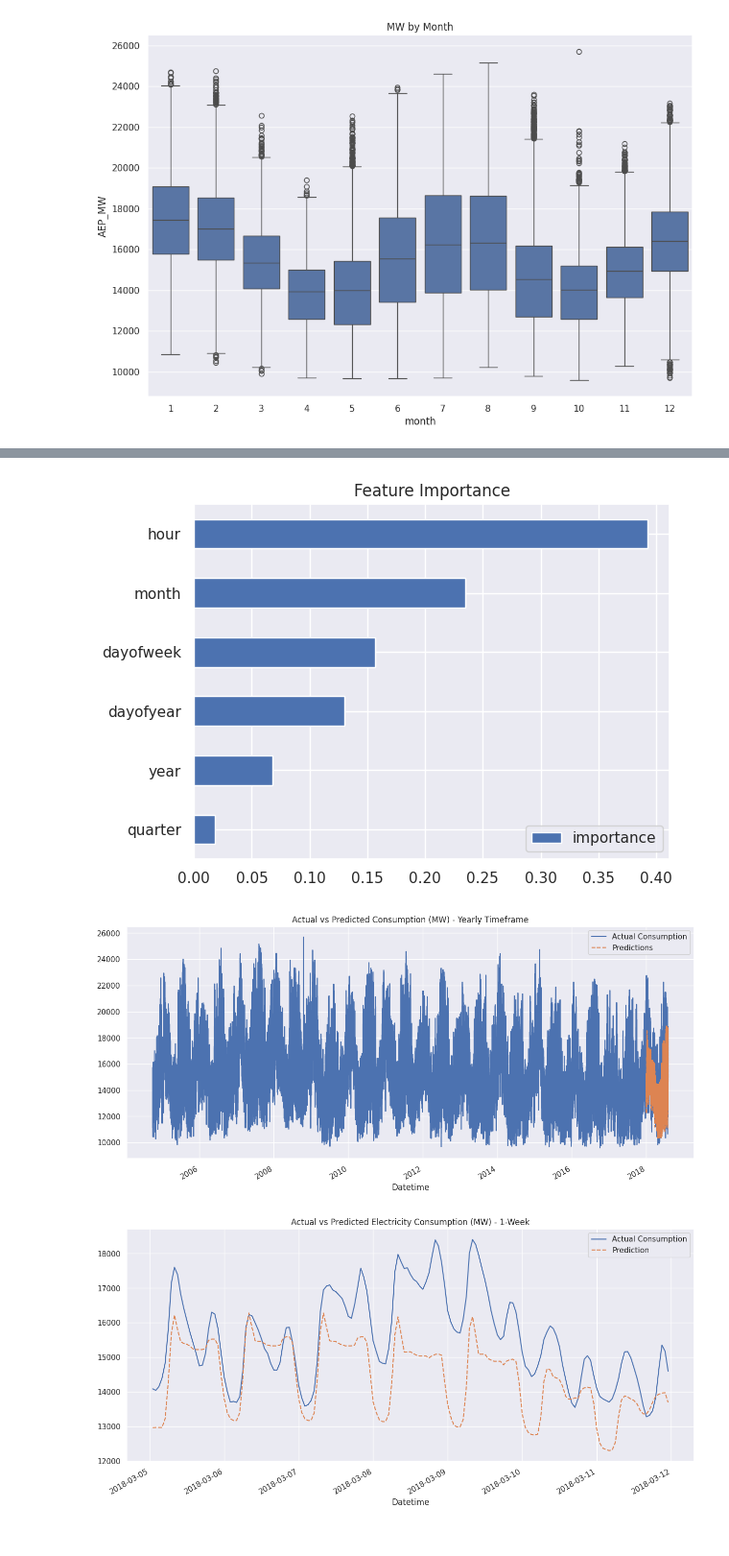
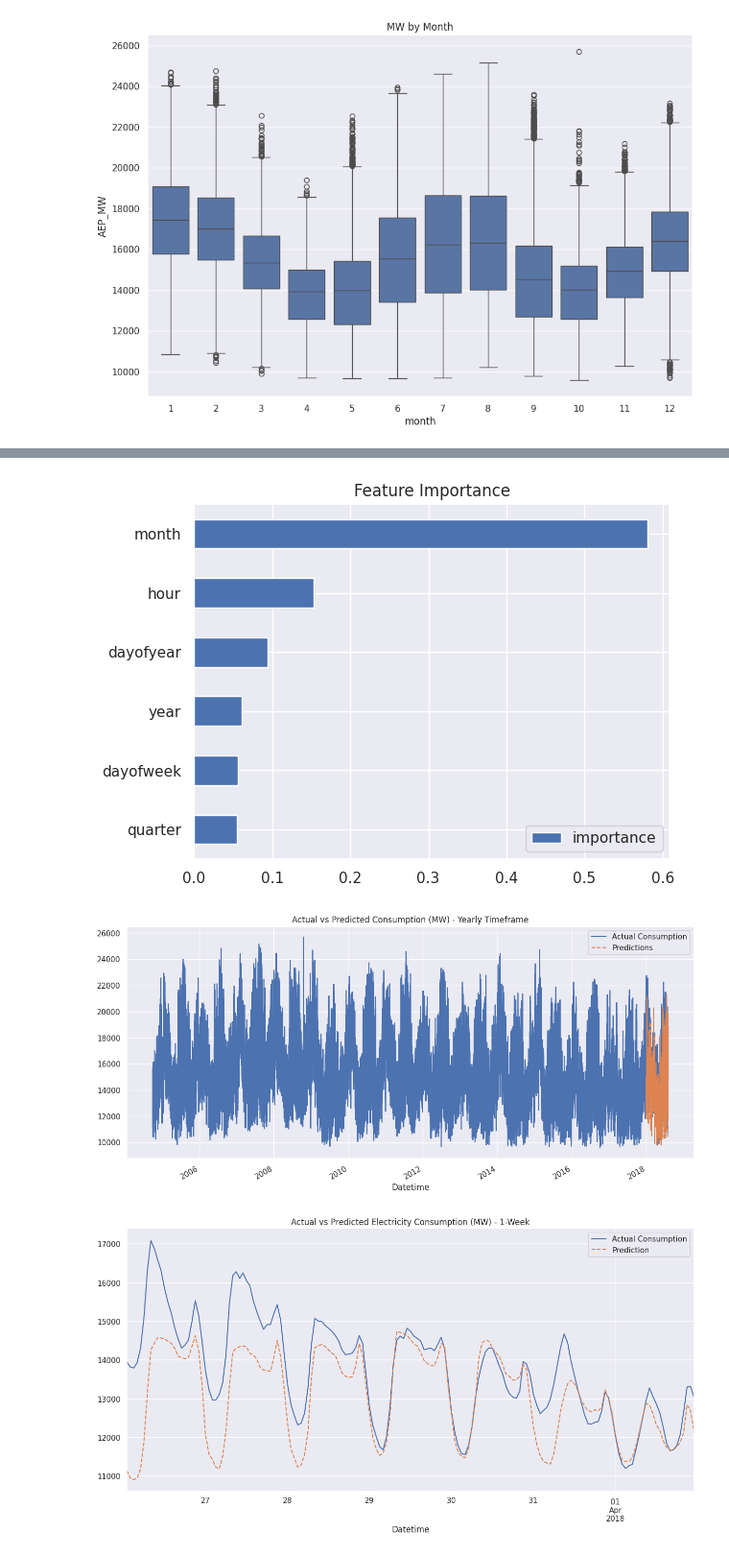
Before and after one commit to tahabinzafar/Electricity-Demand-Prediction, a Jupyter notebook: Predicting_Electricity_Demand.ipynb, the cells around one changed output, grey strips where cells are left out. Shown at 96% size. Cells and saved outputs as stored; diff of their text form; code cells hidden in the pictures.

```diff
--- a/Predicting_Electricity_Demand.ipynb
+++ b/Predicting_Electricity_Demand.ipynb
@@ -94,9 +94,9 @@ y_test = test[TARGET]
 # %%
 reg = xg.XGBRegressor(base_score=0.5, booster='gbtree',
                        n_estimators=1000,
-                       early_stopping_rounds=60,
+                       early_stopping_rounds=50,
                        objective='reg:linear',
-                       max_depth=6,
+                       max_depth=20,
                        learning_rate=0.01)
 reg.fit(X_train, y_train,
         eval_set=[(X_train, y_train), (X_test, y_test)],
@@ -128,7 +130,7 @@ fi = pd.DataFrame(data=reg.feature_importances_,
 fi.sort_values('importance').plot(kind='barh', title='Feature Importance')
 plt.show()
 # %% [output]
-[figure, old version]
+[figure, new version]
 # %%
 test['prediction'] = reg.predict(X_test)
 # %%
@@ -141,13 +143,13 @@ plt.legend(['Actual Consumption', 'Predictions'])
 ax.set_title('Actual vs Predicted Consumption (MW) - Yearly Timeframe')
 plt.show()
 # %% [output]
-[figure, old version]
+[figure, new version]
 # %%
-ax = df.loc[(df.index > '03-05-2018') & (df.index < '03-12-2018')]['AEP_MW'] \
+ax = df.loc[(df.index > '03-26-2018') & (df.index < '04-02-2018')]['AEP_MW'] \
     .plot(figsize=(15, 7), title='Actual vs Predicted Electricity Consumption (MW) - 1-Week')
-df.loc[(df.index > '03-05-2018') & (df.index < '03-12-2018')]['prediction'] \
+df.loc[(df.index > '03-26-2018') & (df.index < '04-02-2018')]['prediction'] \
     .plot(style='--')
 plt.legend(['Actual Consumption','Prediction'])
 plt.show()
 # %% [output]
-[figure, old version]
+[figure, new version]
```
Also changed, not shown: parts of 3 cells of this notebook.
